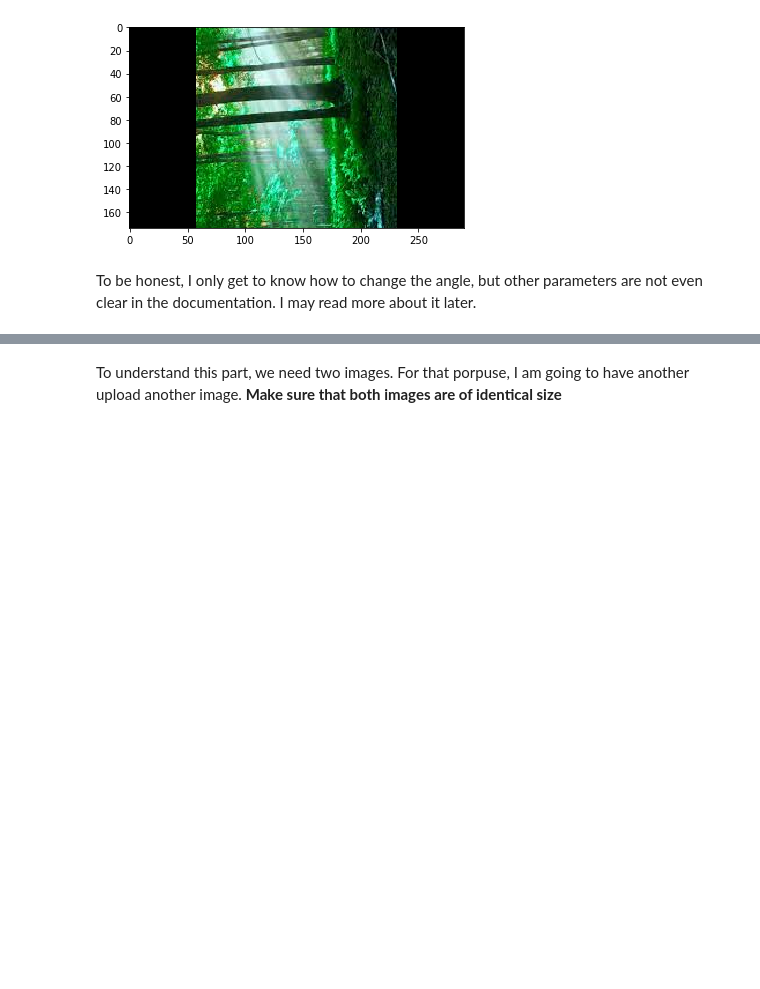
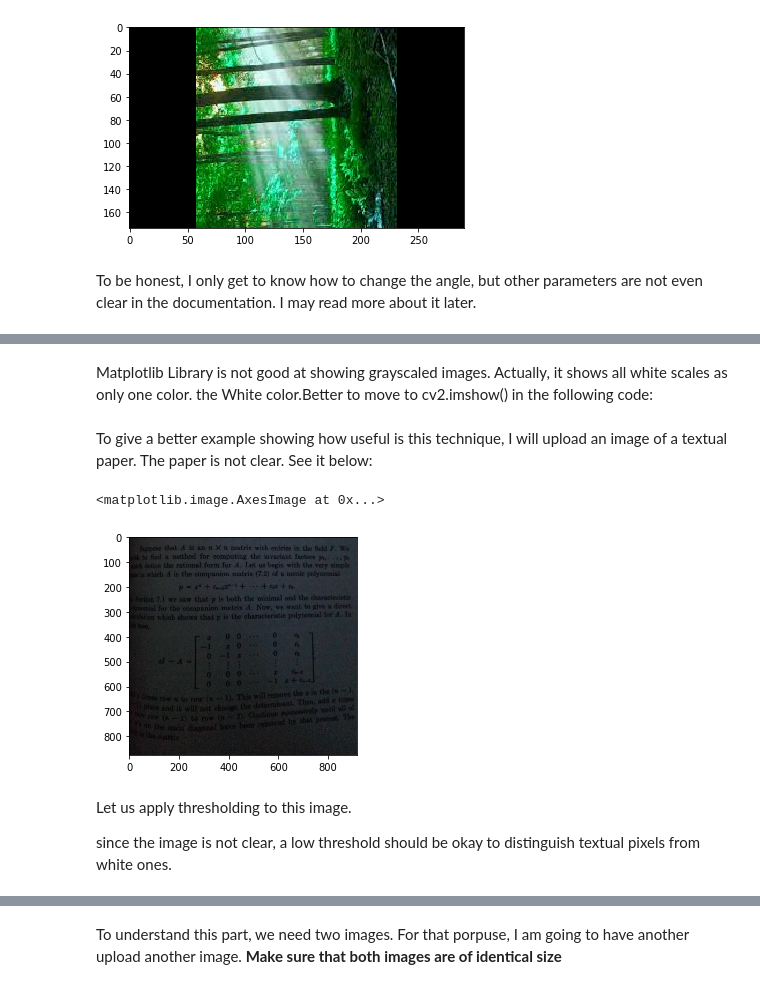
Before and after one commit to MagedSaeed/age_gender_recognition, a Jupyter notebook: preparing/Maged/Image Operations.ipynb, the cells around one changed output, grey strips where cells are left out. Cells and saved outputs as stored; diff of their text form; code cells hidden in the pictures; blank space fills up the shorter version.

```diff
--- a/preparing/Maged/Image Operations.ipynb
+++ b/preparing/Maged/Image Operations.ipynb
@@ -123,0 +157,2 @@ To be honest, I only get to know how to change the angle, but other parameters a
+# %% [markdown]
+Matplotlib Library is not good at showing grayscaled images. Actually, it shows all white scales as only one color. the White color.Better to move to cv2.imshow() in the following code:
@@ -123,0 +163,12 @@ To be honest, I only get to know how to change the angle, but other parameters a
+# %% [markdown]
+To give a better example showing how useful is this technique, I will upload an image of a textual paper. The paper is not clear. See it below:
+# %%
+paper_img = cv2.imread('paper_text.jpg')
+plt.imshow(paper_img)
+# %% [output]
+<matplotlib.image.AxesImage at 0x...>
+[figure, added]
+# %% [markdown]
+Let us apply thresholding to this image.
+
+since the image is not clear, a low threshold should be okay to distinguish textual pixels from white ones.
```
Also changed, not shown: parts of 28 cells of this notebook.
